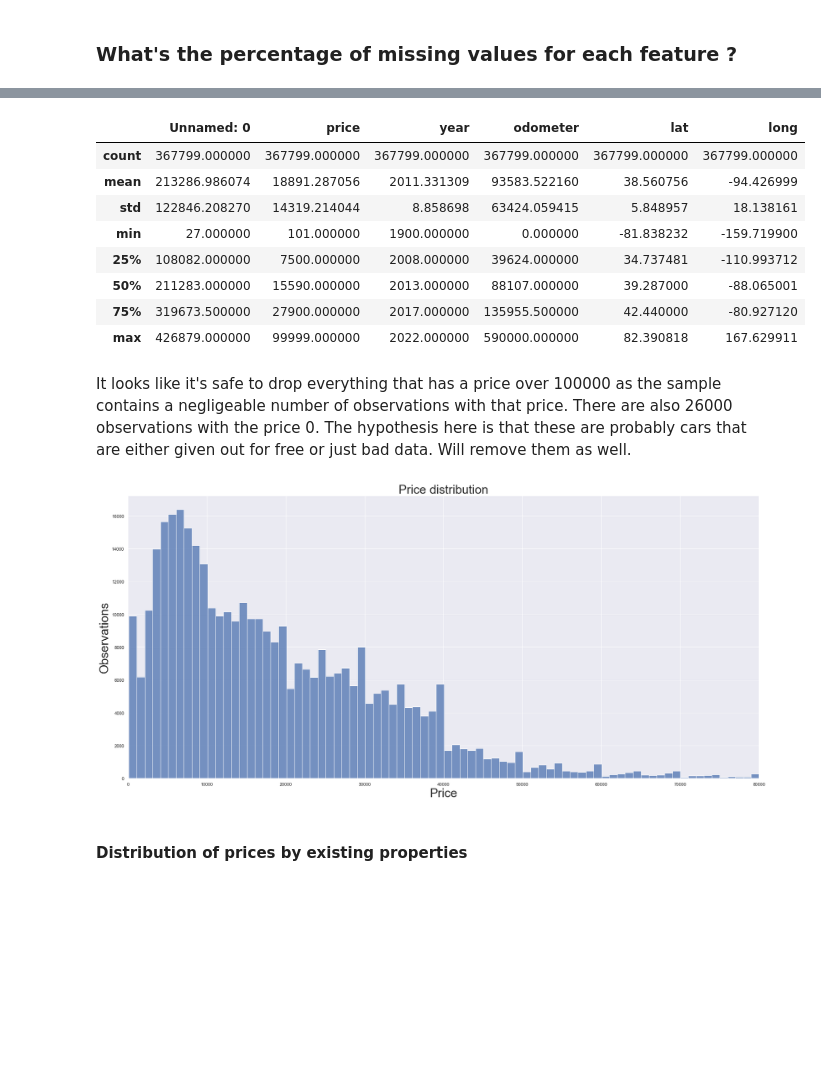
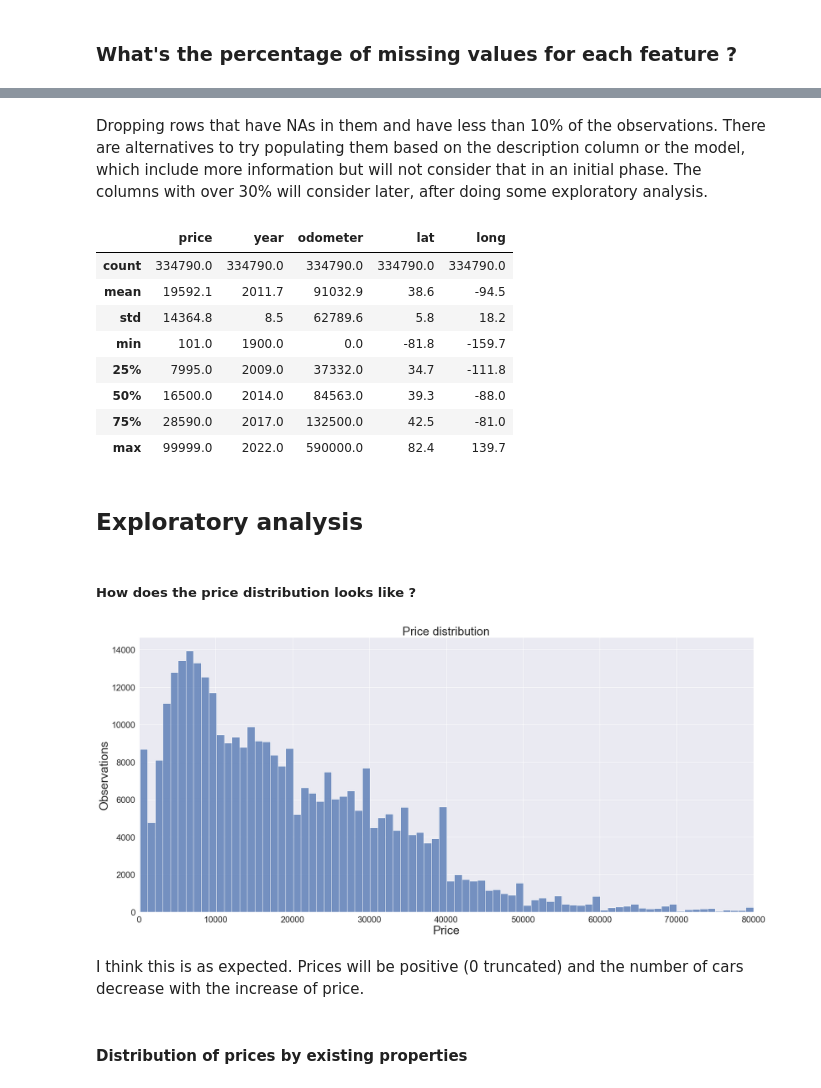
Before and after one commit to erikseulean/ml, a Jupyter notebook: assignment1/craiglist_cars.ipynb, the cells around one changed output, grey strips where cells are left out. Cells and saved outputs as stored; diff of their text form; code cells hidden in the pictures; blank space fills up the shorter version.

```diff
--- a/assignment1/craiglist_cars.ipynb
+++ b/assignment1/craiglist_cars.ipynb
@@ -18,8 +18,6 @@ five_thirty_eight = [
 # %%
-#cars = pd.read_csv("vehicles.csv")
-cars = pd.read_csv("vehicles_na_cleaned.csv")
-cars = cars.drop(columns=["cylinders"])
-cars = cars[(cars["price"] < 100000) & (cars["price"] > 100)]
+cars = pd.read_csv("vehicles.csv")
+cars = cars[((cars["price"] > 100) & (cars["price"] < 100000))]
 cars = cars[
     (cars["odometer"] < 600000.0) &
     ((cars["odometer"] > 100) | (cars["condition"] == "new"))
@@ -39,20 +37,16 @@ def backfill_column(x, column_name, values):
 # %%
-# Only needed if working on the initial dataset
-# cars = cars.drop(columns=["id", "url", "VIN", "image_url", "county", "posting_date", "size"])
+cars = cars.drop(columns=["id", "url", "VIN", "image_url", "county", "posting_date", "size"])
 
-# manufacturer = set(cars["manufacturer"].astype(str).unique())
-# fuel = set(cars["fuel"].astype(str).unique())
-# color = set(cars["paint_color"].astype(str).unique())
-# car_type = set(cars["type"].astype(str).unique())
-# cars["manufacturer"] = cars.apply(lambda x: backfill_column(x, "manufacturer", manufacturer), axis=1)
-# cars["fuel"] = cars.apply(lambda x: backfill_column(x, "fuel", fuel), axis=1)
-# cars["paint_color"] = cars.apply(lambda x: backfill_column(x, "paint_color", color), axis=1)
-# cars["type"] = cars.apply(lambda x: backfill_column(x, "type", car_type), axis=1)
+manufacturer = set(cars["manufacturer"].astype(str).unique())
+fuel = set(cars["fuel"].astype(str).unique())
+color = set(cars["paint_color"].astype(str).unique())
+car_type = set(cars["type"].astype(str).unique())
+cars["manufacturer"] = cars.apply(lambda x: backfill_column(x, "manufacturer", manufacturer), axis=1)
+cars["fuel"] = cars.apply(lambda x: backfill_column(x, "fuel", fuel), axis=1)
+cars["paint_color"] = cars.apply(lambda x: backfill_column(x, "paint_color", color), axis=1)
+cars["type"] = cars.apply(lambda x: backfill_column(x, "type", car_type), axis=1)
 
-# cars = cars.drop(columns=["model", "description"])
-# cars = cars.dropna(subset=["lat", "long", "odometer", "year", "fuel", "transmission", "manufacturer"])
-
-# cars.to_csv("vehicles_na_cleaned.csv")
+cars = cars.drop(columns=["model", "description"])
 # %% [markdown]
 ### What's the percentage of missing values for each feature ?
 # %%
@@ -98 +74,5 @@ This still gives me around 15000 unique values, even if I tried to simply substr
+# %% [markdown]
+Dropping rows that have NAs in them and have less than 10% of the observations. There are alternatives to try populating them based on the description column or the model, which include more information but will not consider that in an initial phase. The columns with over 30% will consider later, after doing some exploratory analysis.
+# %%
+cars = cars.dropna(subset=["lat", "long", "odometer", "year", "fuel", "transmission", "manufacturer", "type"])
 # %%
@@ -112,19 +80,21 @@ cars["year"] = cars["year"].astype("int")
 cars["lat"] = cars["lat"].astype("float64")
 cars["long"] = cars["long"].astype("float64")
 # %%
-cars.describe()
+round(cars.describe(), 1)
 # %% [output]
-|  | Unnamed: 0 | price | year | odometer | lat | long |
-| count | 367799.000000 | 367799.000000 | 367799.000000 | 367799.000000 | 367799.000000 | 367799.000000 |
-| mean | 213286.986074 | 18891.287056 | 2011.331309 | 93583.522160 | 38.560756 | -94.426999 |
-| std | 122846.208270 | 14319.214044 | 8.858698 | 63424.059415 | 5.848957 | 18.138161 |
-| min | 27.000000 | 101.000000 | 1900.000000 | 0.000000 | -81.838232 | -159.719900 |
-| 25% | 108082.000000 | 7500.000000 | 2008.000000 | 39624.000000 | 34.737481 | -110.993712 |
-| 50% | 211283.000000 | 15590.000000 | 2013.000000 | 88107.000000 | 39.287000 | -88.065001 |
-| 75% | 319673.500000 | 27900.000000 | 2017.000000 | 135955.500000 | 42.440000 | -80.927120 |
-| max | 426879.000000 | 99999.000000 | 2022.000000 | 590000.000000 | 82.390818 | 167.629911 |
+|  | price | year | odometer | lat | long |
+| count | 334790.0 | 334790.0 | 334790.0 | 334790.0 | 334790.0 |
+| mean | 19592.1 | 2011.7 | 91032.9 | 38.6 | -94.5 |
+| std | 14364.8 | 8.5 | 62789.6 | 5.8 | 18.2 |
+| min | 101.0 | 1900.0 | 0.0 | -81.8 | -159.7 |
+| 25% | 7995.0 | 2009.0 | 37332.0 | 34.7 | -111.8 |
+| 50% | 16500.0 | 2014.0 | 84563.0 | 39.3 | -88.0 |
+| 75% | 28590.0 | 2017.0 | 132500.0 | 42.5 | -81.0 |
+| max | 99999.0 | 2022.0 | 590000.0 | 82.4 | 139.7 |
-# %% [markdown]
-It looks like it's safe to drop everything that has a price over 100000 as the sample contains a negligeable number of observations with that price. There are also 26000 observations with the price 0. The hypothesis here is that these are probably cars that are either given out for free or just bad data. Will remove them as well.
+# %% [markdown]
+## Exploratory analysis
+# %% [markdown]
+##### How does the price distribution looks like ?
 # %%
 fig, ax = plt.subplots()
 p = sns.histplot(cars["price"], bins=100)
@@ -136,7 +106,9 @@ ax.ticklabel_format(useOffset=False)
 ax.ticklabel_format(style='plain')
 plt.show()
 # %% [output]
-[figure, old version]
+[figure, new version]
+# %% [markdown]
+I think this is as expected. Prices will be positive (0 truncated) and the number of cars decrease with the increase of price.
 # %% [markdown]
 #### Distribution of prices by existing properties
 # %%
```
Also changed, not shown: parts of 56 cells of this notebook.
